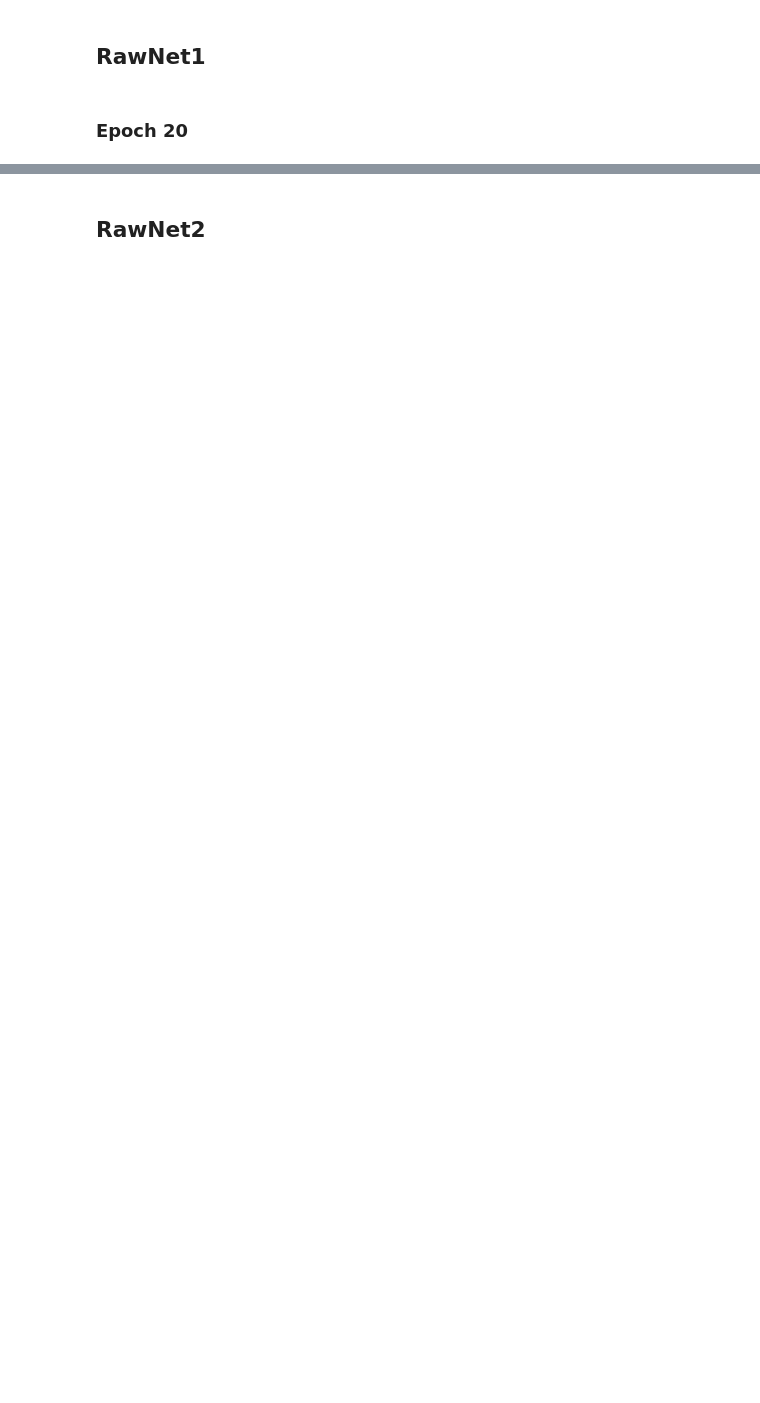
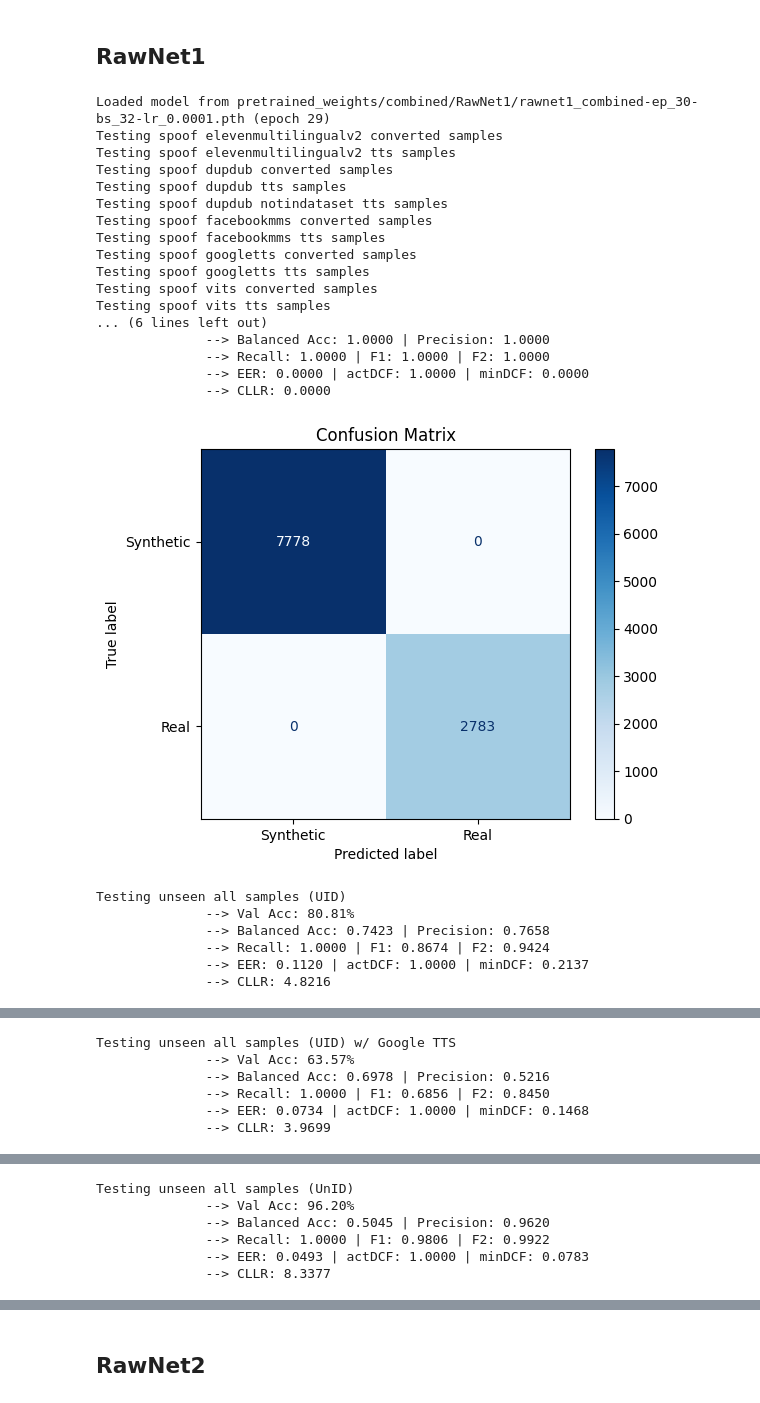
Before and after one commit to Ainzw0rth/RawNets-PF, a Jupyter notebook: main.ipynb, the cells around one changed output, grey strips where cells are left out. Cells and saved outputs as stored; diff of their text form; code cells hidden in the pictures; blank space fills up the shorter version.

```diff
--- a/main.ipynb
+++ b/main.ipynb
@@ -35,4 +35,10 @@ device = "cuda" if torch.cuda.is_available() else "cpu"
 batch_size = 32
 learning_rate = 0.0001
 epochs = 5
+
+main_keys = [
+    "seen all samples",
+    "unseen all samples (UID) w/ Google TTS",
+    "unseen all samples (UnID)"
+]
 # %% [markdown]
@@ -283,33 +322,58 @@ combined_test_samples_dataloaders = {
 # %% [markdown]
 ## RawNet1
-# %% [markdown]
-### Epoch 20
 # %%
 combined_model_config = {
     'in_channels': 1,
     'first_conv': 3,
     'filts': [128, [128, 128], [128, 256], [256, 256]],
     'blocks': [2, 4],
     'gru_node': 1024,
     'nb_gru_layer': 1,
     'nb_fc_node': 1024,
     'nb_classes': 2
 }
 
 # --- Set up model, optimizer, and scaler ---
 model = RawNet(combined_model_config, device).to(device)
 optimizer = Adam(model.parameters(), lr=0.0001)
 scaler = GradScaler()
 
 # --- Load the model ---
 start_epoch = load_model_rawnet1(
     model, optimizer, scaler,
-    path=r"pretrained_weights\combined\RawNet1\rawnet1_combined-ep_20-bs_32-lr_0.0001.pth"
+    path=r"pretrained_weights/combined/RawNet1/rawnet1_combined-ep_30-bs_32-lr_0.0001.pth"
 )
 
-# Test loop with memory optimizations
 for key, test_sample in combined_test_samples_dataloaders.items():
     print(f"Testing {key}")
-    predictions = test_rawnet1_with_loaders(model, test_sample, device=device)
-    print(predictions)
+    if key in main_keys:
+        predictions, targets, metrics = test_rawnet1(model, test_sample, device=device)
+    # else:
+    #     predictions = test_rawnet1_with_loaders(model, test_sample, device=device)
+    #     print(predictions)
     torch.cuda.empty_cache()
+# %% [output]
+Loaded model from pretrained_weights/combined/RawNet1/rawnet1_combined-ep_30-bs_32-lr_0.0001.pth (epoch 29)
+Testing spoof elevenmultilingualv2 converted samples
+Testing spoof elevenmultilingualv2 tts samples
+Testing spoof dupdub converted samples
+Testing spoof dupdub tts samples
+Testing spoof dupdub notindataset tts samples
+Testing spoof facebookmms converted samples
+Testing spoof facebookmms tts samples
+Testing spoof googletts converted samples
+Testing spoof googletts tts samples
+Testing spoof vits converted samples
+Testing spoof vits tts samples
+... (6 lines left out)
+              --> Balanced Acc: 1.0000 | Precision: 1.0000
+              --> Recall: 1.0000 | F1: 1.0000 | F2: 1.0000
+              --> EER: 0.0000 | actDCF: 1.0000 | minDCF: 0.0000
+              --> CLLR: 0.0000
+[figure, added]
+Testing unseen all samples (UID)
+              --> Val Acc: 80.81%
+              --> Balanced Acc: 0.7423 | Precision: 0.7658
+              --> Recall: 1.0000 | F1: 0.8674 | F2: 0.9424
+              --> EER: 0.1120 | actDCF: 1.0000 | minDCF: 0.2137
+              --> CLLR: 4.8216
@@ -315,0 +381,6 @@ for key, test_sample in combined_test_samples_dataloaders.items():
+Testing unseen all samples (UID) w/ Google TTS
+              --> Val Acc: 63.57%
+              --> Balanced Acc: 0.6978 | Precision: 0.5216
+              --> Recall: 1.0000 | F1: 0.6856 | F2: 0.8450
+              --> EER: 0.0734 | actDCF: 1.0000 | minDCF: 0.1468
+              --> CLLR: 3.9699
@@ -315,0 +388,6 @@ for key, test_sample in combined_test_samples_dataloaders.items():
+Testing unseen all samples (UnID)
+              --> Val Acc: 96.20%
+              --> Balanced Acc: 0.5045 | Precision: 0.9620
+              --> Recall: 1.0000 | F1: 0.9806 | F2: 0.9922
+              --> EER: 0.0493 | actDCF: 1.0000 | minDCF: 0.0783
+              --> CLLR: 8.3377
```
Also changed, not shown: parts of 39 cells of this notebook.
